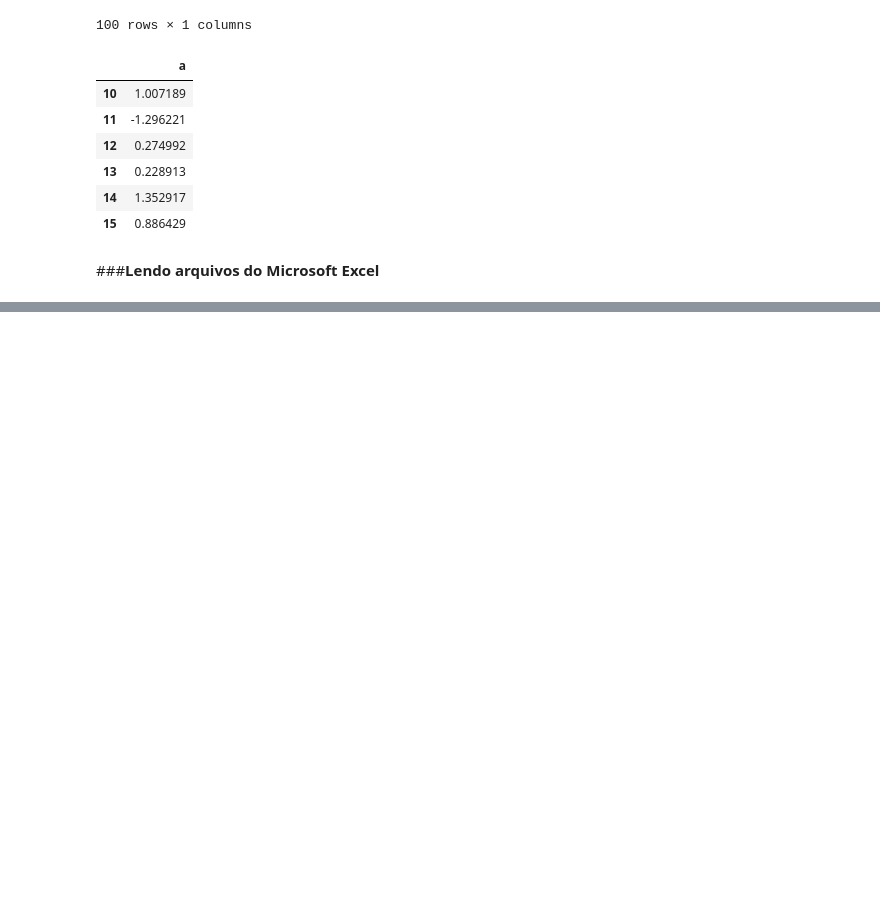
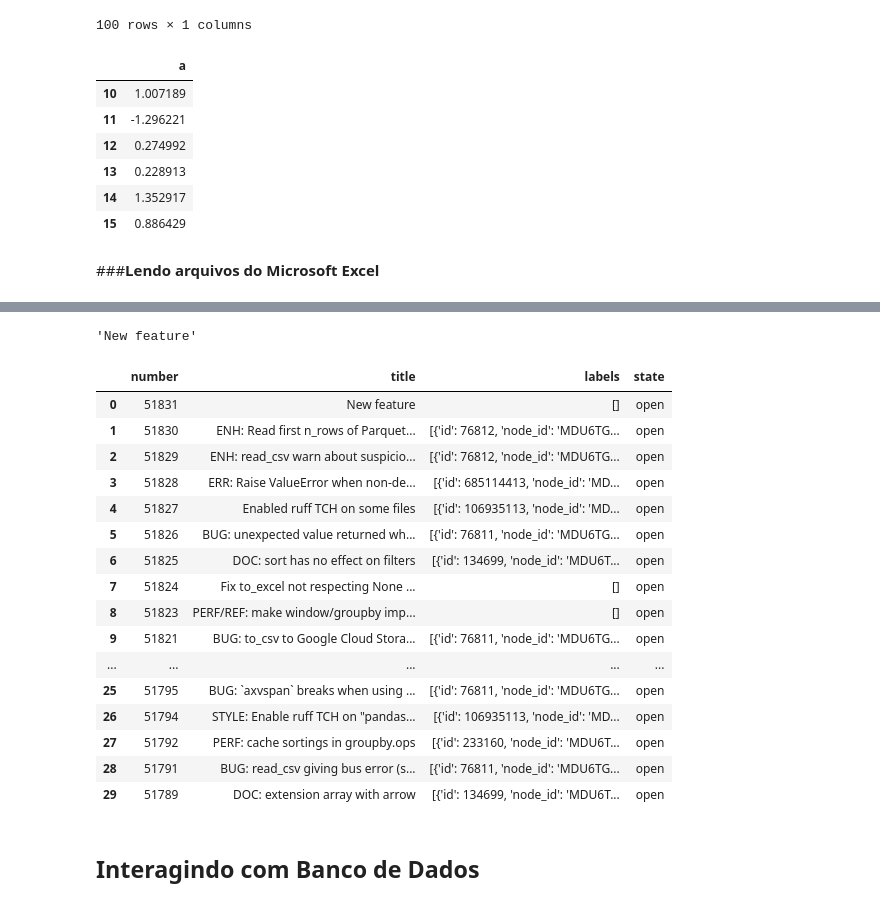
Before and after one commit to M-I-N1985/python_para_analise_de_dados_wes_mckinney, a Jupyter notebook: capitulo_6_wes_mckinney.ipynb, the cells around one changed output, grey strips where cells are left out. Cells and saved outputs as stored; diff of their text form; code cells hidden in the pictures; blank space fills up the shorter version.

```diff
--- a/capitulo_6_wes_mckinney.ipynb
+++ b/capitulo_6_wes_mckinney.ipynb
@@ -640,0 +676,5 @@ frame.to_hdf('mydata.h5', 'obj3', format='table')
+# %%
+url = 'https://api.github.com/repos/pandas-dev/pandas/issues'
+# %%
+resp = requests.get(url)
+resp
@@ -640,0 +683,3 @@ frame.to_hdf('mydata.h5', 'obj3', format='table')
+# %%
+data = resp.json()
+data
@@ -640,0 +724,27 @@ frame.to_hdf('mydata.h5', 'obj3', format='table')
+# %%
+data[0]['title']
+# %% [output]
+'New feature'
+# %%
+issues = pd.DataFrame(data, columns=['number', 'title', 'labels', 'state'])
+issues
+# %% [output]
+|  | number | title | labels | state |
+| 0 | 51831 | New feature | [] | open |
+| 1 | 51830 | ENH: Read first n_rows of Parquet... | [{'id': 76812, 'node_id': 'MDU6TG... | open |
+| 2 | 51829 | ENH: read_csv warn about suspicio... | [{'id': 76812, 'node_id': 'MDU6TG... | open |
+| 3 | 51828 | ERR: Raise ValueError when non-de... | [{'id': 685114413, 'node_id': 'MD... | open |
+| 4 | 51827 | Enabled ruff TCH on some files | [{'id': 106935113, 'node_id': 'MD... | open |
+| 5 | 51826 | BUG: unexpected value returned wh... | [{'id': 76811, 'node_id': 'MDU6TG... | open |
+| 6 | 51825 | DOC: sort has no effect on filters | [{'id': 134699, 'node_id': 'MDU6T... | open |
+| 7 | 51824 | Fix to_excel not respecting None ... | [] | open |
+| 8 | 51823 | PERF/REF: make window/groupby imp... | [] | open |
+| 9 | 51821 | BUG: to_csv to Google Cloud Stora... | [{'id': 76811, 'node_id': 'MDU6TG... | open |
+| ... | ... | ... | ... | ... |
+| 25 | 51795 | BUG: `axvspan` breaks when using ... | [{'id': 76811, 'node_id': 'MDU6TG... | open |
+| 26 | 51794 | STYLE: Enable ruff TCH on "pandas... | [{'id': 106935113, 'node_id': 'MD... | open |
+| 27 | 51792 | PERF: cache sortings in groupby.ops | [{'id': 233160, 'node_id': 'MDU6T... | open |
+| 28 | 51791 | BUG: read_csv giving bus error (s... | [{'id': 76811, 'node_id': 'MDU6TG... | open |
+| 29 | 51789 | DOC: extension array with arrow | [{'id': 134699, 'node_id': 'MDU6T... | open |
+# %% [markdown]
+## Interagindo com Banco de Dados
```
Also changed, not shown: parts of 12 cells of this notebook.
